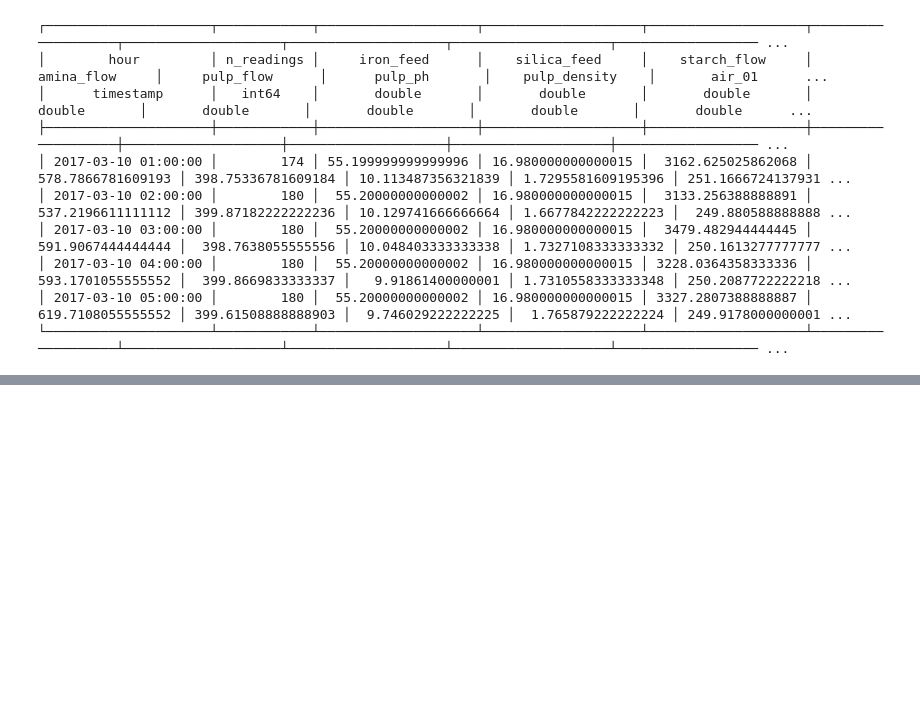
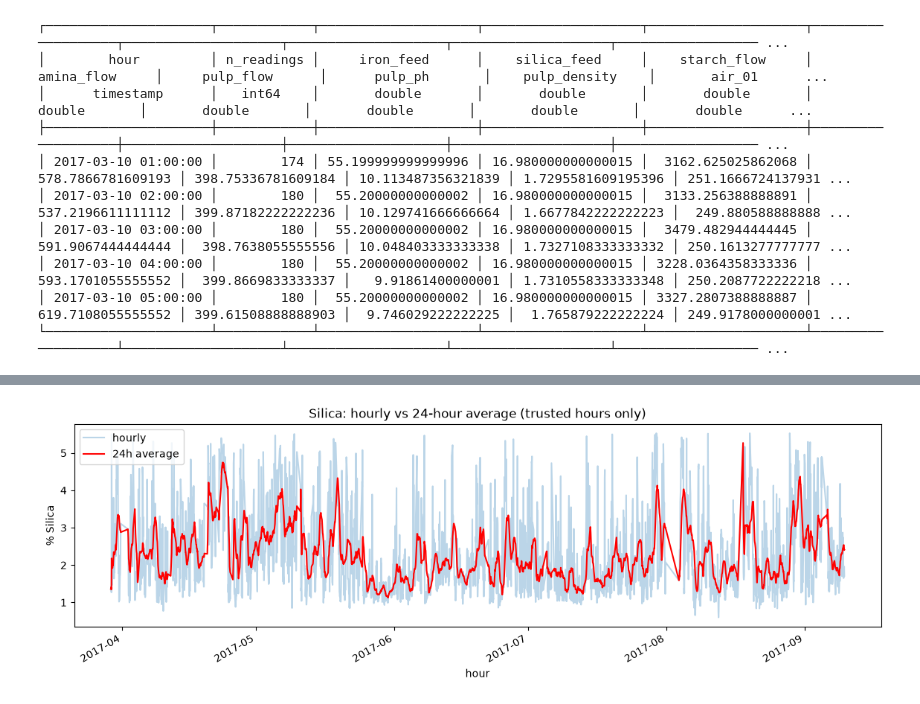
Before and after one commit to majdalsuleh/mining-quality-prediction, a Jupyter notebook: notebooks/02_sql.ipynb, the cells around one changed output, grey strips where cells are left out. Saved outputs shown, nothing was run; the diff lists cells and outputs as text; code cells hidden in the pictures; blank space fills up the shorter version.

Commit message:
SQL analysis: hourly table, clean view, 5 business queries

```diff
--- a/notebooks/02_sql.ipynb
+++ b/notebooks/02_sql.ipynb
@@ -71,3 +71,6 @@ con.sql("SELECT * FROM hourly LIMIT 5")
 │ 2017-03-10 04:00:00 │        180 │  55.20000000000002 │ 16.980000000000015 │ 3228.0364358333336 │ 593.1701055555552 │  399.8669833333337 │   9.91861400000001 │ 1.7310558333333348 │ 250.2087722222218 ...
 │ 2017-03-10 05:00:00 │        180 │  55.20000000000002 │ 16.980000000000015 │ 3327.2807388888887 │ 619.7108055555552 │ 399.61508888888903 │  9.746029222222225 │  1.765879222222224 │ 249.9178000000001 ...
 └─────────────────────┴────────────┴────────────────────┴────────────────────┴────────────────────┴───────────────────┴────────────────────┴────────────────────┴────────────────────┴────────────────── ...
+# %%
+def run(path):
+    return con.sql(open(path).read())
@@ -73,0 +127,10 @@ con.sql("SELECT * FROM hourly LIMIT 5")
+# %%
+rolling = run("sql/06_rolling_24h.sql").df()
+
+ax = rolling.plot(x="hour", y="silica", figsize=(14, 4), alpha=0.3, label="hourly")
+rolling.plot(x="hour", y="silica_24h_avg", ax=ax, color="red", label="24h average")
+plt.ylabel("% Silica")
+plt.title("Silica: hourly vs 24-hour average (trusted hours only)")
+plt.show()
+# %% [output]
+[figure, added]
```
Also changed, not shown: parts of 8 cells of this notebook, 6 other files.
